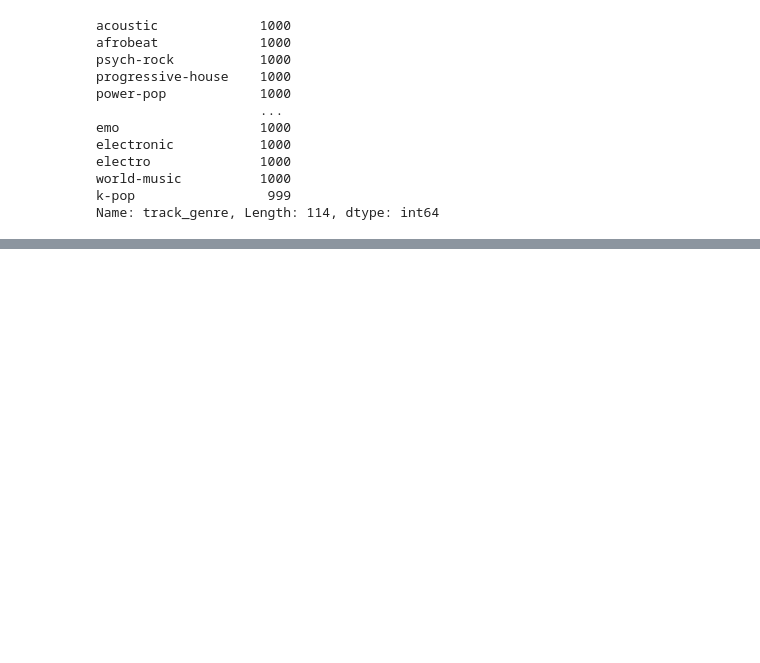
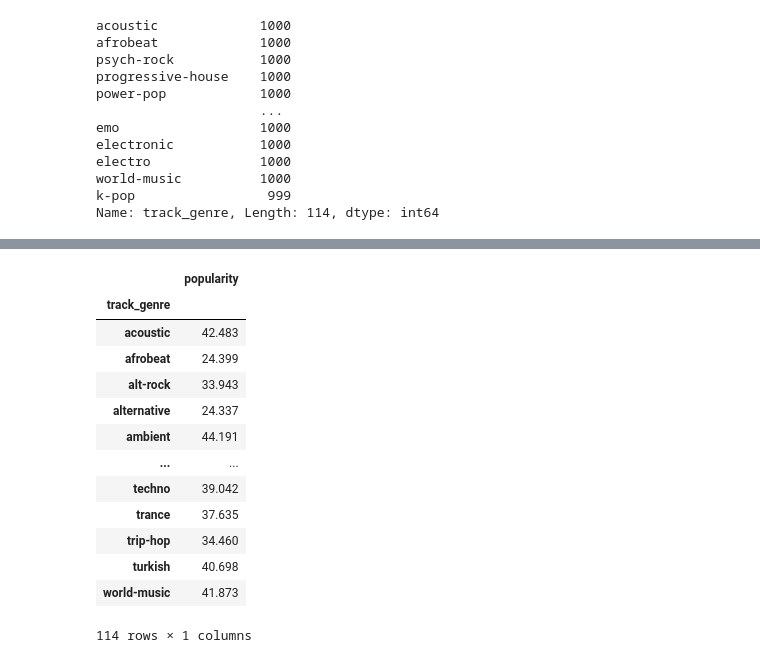
Before and after one commit to brenocolaco/Analise-do-Spotify, a Jupyter notebook: Análise do Spotify.ipynb, the cells around one changed output, grey strips where cells are left out. Cells and saved outputs as stored; diff of their text form; code cells hidden in the pictures; blank space fills up the shorter version.

```diff
--- a/Análise do Spotify.ipynb
+++ b/Análise do Spotify.ipynb
@@ -182,0 +204,18 @@ Foi feita uma amostra de 1000 músicas para cada estilo. COmo retiramos uma que
+# %%
+media_popularidade_por_genero = genero_popularidade.groupby('track_genre').mean()
+media_popularidade_por_genero
+# %% [output]
+|  | popularity |
+| track_genre |  |
+| acoustic | 42.483 |
+| afrobeat | 24.399 |
+| alt-rock | 33.943 |
+| alternative | 24.337 |
+| ambient | 44.191 |
+| ... | ... |
+| techno | 39.042 |
+| trance | 37.635 |
+| trip-hop | 34.460 |
+| turkish | 40.698 |
+| world-music | 41.873 |
+114 rows × 1 columns
```
Also changed, not shown: parts of 5 cells of this notebook.
